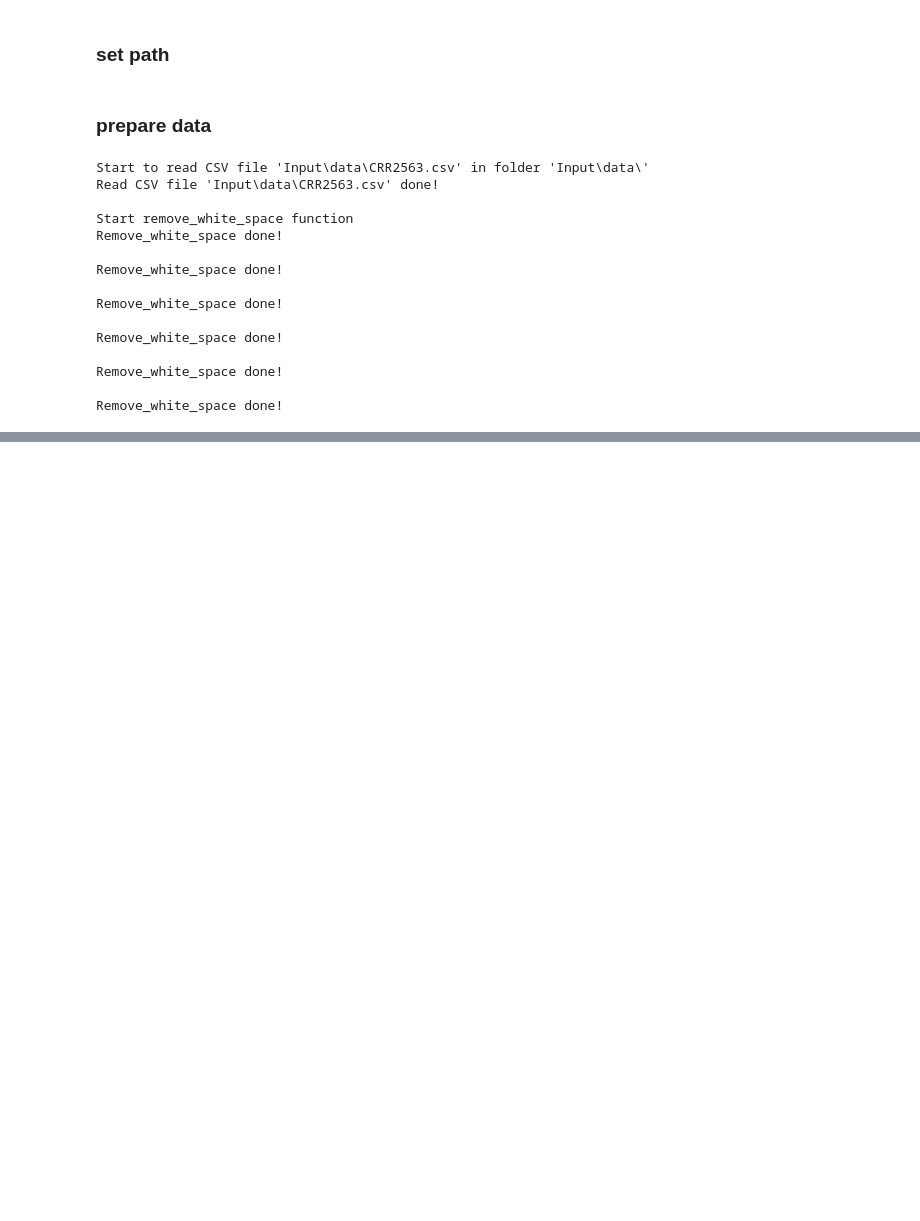
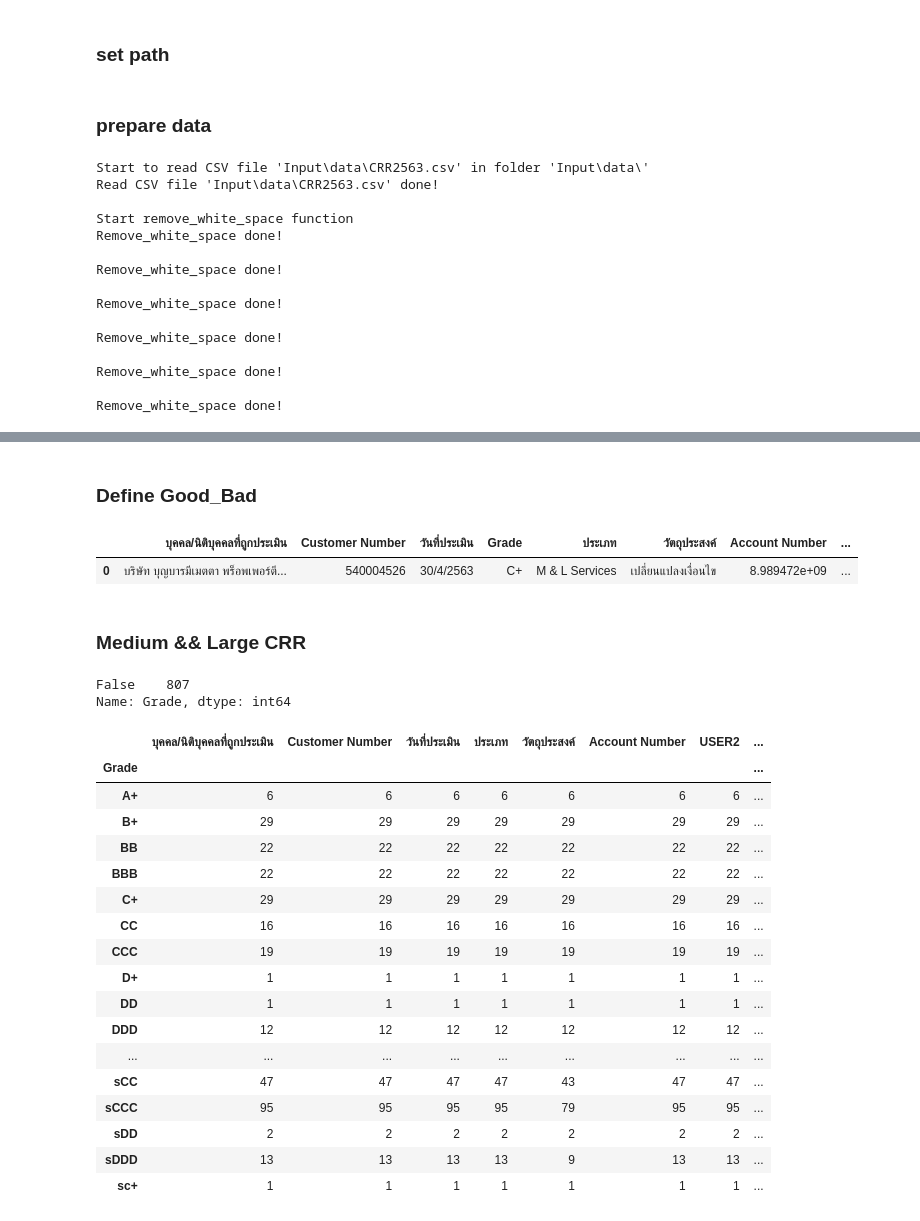
Before and after one commit to Taecpy/CRR-validate, a Jupyter notebook: CRR_validate.ipynb, the cells around one changed output, grey strips where cells are left out. Drawn from its saved outputs; the diff is of its cells as text; code cells hidden in the pictures; blank space fills up the shorter version.

Commit message:
define label

```diff
--- a/CRR_validate.ipynb
+++ b/CRR_validate.ipynb
@@ -71,7 +73,8 @@ Remove_white_space done!
 # %%
 mapping = pd.read_excel(input_mapping+'RPISIC01_20211231_ข้อมูลรายตัวสำหรับตรวจสอบ (22 ประเภทธุรกิจ).xlsb',engine='pyxlsb',usecols=['Customer Number','Account Number','USER2','Account Class','PF/NPF Flag'] )
 # %%
-a = pd.read_csv(input_data+'CRR2563.csv',encoding='UTF-8')
-a['เลขที่ CIF'] = a['เลขที่ CIF'].str.strip()
-a.dropna(subset=['เลขที่ CIF'],inplace=True)
-a.rename(columns={"เลขที่ CIF": "Customer Number"},inplace=True)
+### prepare
+data = pd.read_csv(input_data+'CRR2563.csv',encoding='UTF-8')
+data['เลขที่ CIF'] = data['เลขที่ CIF'].str.strip()
+data.dropna(subset=['เลขที่ CIF'],inplace=True)
+data.rename(columns={"เลขที่ CIF": "Customer Number"},inplace=True)
@@ -95,2 +81,7 @@ a[~a['Customer Number'].str.contains(r'[0-9]')]
+# %%
+### fitter not number
+data_main = data[data['Customer Number'].str.contains(r'[0-9]')]
+### convert type object to int
+data_main['Customer Number'] = data_main['Customer Number'].astype(np.int64)
 # %%
-#df = a.merge(mapping,on='Customer Number',how='left')
+df = data_main.merge(mapping,on='Customer Number',how='left')
@@ -96,0 +98,6 @@ a[~a['Customer Number'].str.contains(r'[0-9]')]
+# %%
+df = df.dropna(subset=['USER2'])
+df = df.drop_duplicates(subset=['Customer Number'])
+df = df.dropna(subset=['Grade'])
+df = df[~(df['Grade']=='-')]
+df.reset_index(drop=True)
@@ -96,0 +113,2 @@ a[~a['Customer Number'].str.contains(r'[0-9]')]
+# %% [markdown]
+### Define Good_Bad
@@ -96,0 +123,33 @@ a[~a['Customer Number'].str.contains(r'[0-9]')]
+# %%
+df.head(1)
+# %% [output]
+|  | บุคคล/นิติบุคคลที่ถูกประเมิน | Customer Number | วันที่ประเมิน | Grade | ประเภท | วัตถุประสงค์ | Account Number | ... |
+| 0 | บริษัท บุญบารมีเมตตา พร็อพเพอร์ตี... | 540004526 | 30/4/2563 | C+ | M & L Services | เปลี่ยนแปลงเงื่อนไข | 8.989472e+09 | ... |
+# %% [markdown]
+### Medium && Large CRR
+# %%
+df['Grade'].isna().value_counts()
+# %% [output]
+False    807
+Name: Grade, dtype: int64
+# %%
+df.groupby(['Grade']).count()
+# %% [output]
+|  | บุคคล/นิติบุคคลที่ถูกประเมิน | Customer Number | วันที่ประเมิน | ประเภท | วัตถุประสงค์ | Account Number | USER2 | ... |
+| Grade |  |  |  |  |  |  |  | ... |
+| A+ | 6 | 6 | 6 | 6 | 6 | 6 | 6 | ... |
+| B+ | 29 | 29 | 29 | 29 | 29 | 29 | 29 | ... |
+| BB | 22 | 22 | 22 | 22 | 22 | 22 | 22 | ... |
+| BBB | 22 | 22 | 22 | 22 | 22 | 22 | 22 | ... |
+| C+ | 29 | 29 | 29 | 29 | 29 | 29 | 29 | ... |
+| CC | 16 | 16 | 16 | 16 | 16 | 16 | 16 | ... |
+| CCC | 19 | 19 | 19 | 19 | 19 | 19 | 19 | ... |
+| D+ | 1 | 1 | 1 | 1 | 1 | 1 | 1 | ... |
+| DD | 1 | 1 | 1 | 1 | 1 | 1 | 1 | ... |
+| DDD | 12 | 12 | 12 | 12 | 12 | 12 | 12 | ... |
+| ... | ... | ... | ... | ... | ... | ... | ... | ... |
+| sCC | 47 | 47 | 47 | 47 | 43 | 47 | 47 | ... |
+| sCCC | 95 | 95 | 95 | 95 | 79 | 95 | 95 | ... |
+| sDD | 2 | 2 | 2 | 2 | 2 | 2 | 2 | ... |
+| sDDD | 13 | 13 | 13 | 13 | 9 | 13 | 13 | ... |
+| sc+ | 1 | 1 | 1 | 1 | 1 | 1 | 1 | ... |
```
Also changed, not shown: parts of 14 cells of this notebook.
